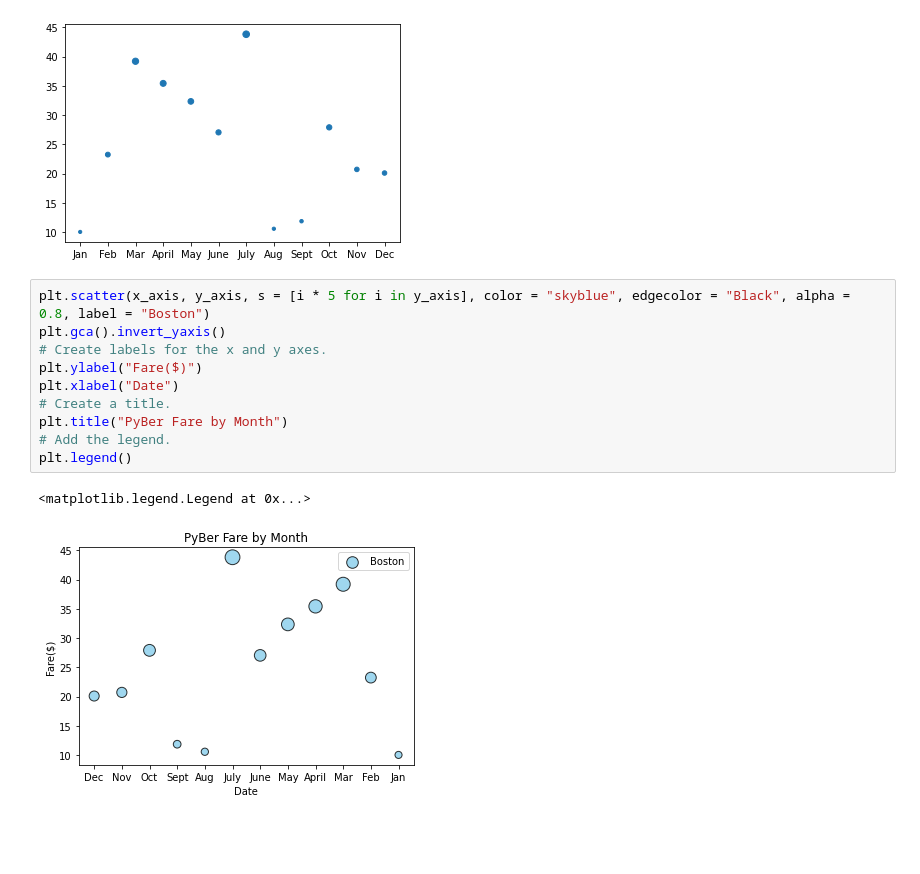
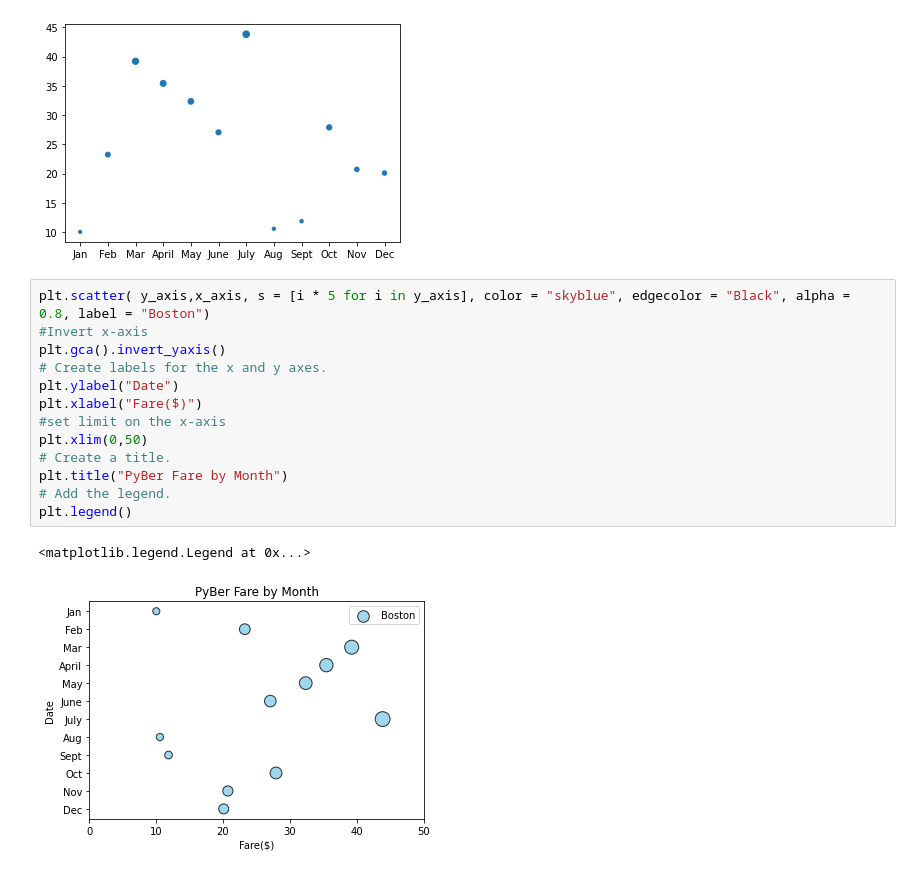
Before and after one commit to AKumar1-lab/PyBer_analysis, a Jupyter notebook: matplotlib_practice.ipynb, the cells around one changed output. Drawn from its saved outputs; the diff is of its cells as text; blank space fills up the shorter version.

```diff
--- a/matplotlib_practice.ipynb
+++ b/matplotlib_practice.ipynb
@@ -256,15 +256,18 @@ ax.scatter(x_axis, y_axis, s=y_axis)
 <matplotlib.collections.PathCollection at 0x...>
 [figure]
 # %%
-plt.scatter(x_axis, y_axis, s = [i * 5 for i in y_axis], color = "skyblue", edgecolor = "Black", alpha = 0.8, label = "Boston")
+plt.scatter( y_axis,x_axis, s = [i * 5 for i in y_axis], color = "skyblue", edgecolor = "Black", alpha = 0.8, label = "Boston")
+#Invert x-axis
 plt.gca().invert_yaxis()
 # Create labels for the x and y axes.
-plt.ylabel("Fare($)")
-plt.xlabel("Date")
+plt.ylabel("Date")
+plt.xlabel("Fare($)")
+#set limit on the x-axis
+plt.xlim(0,50)
 # Create a title.
 plt.title("PyBer Fare by Month")
 # Add the legend.
 plt.legend()
 # %% [output]
 <matplotlib.legend.Legend at 0x...>
-[figure, old version]
+[figure, new version]
```
Also changed, not shown: parts of 6 cells of this notebook, 1 other file.
